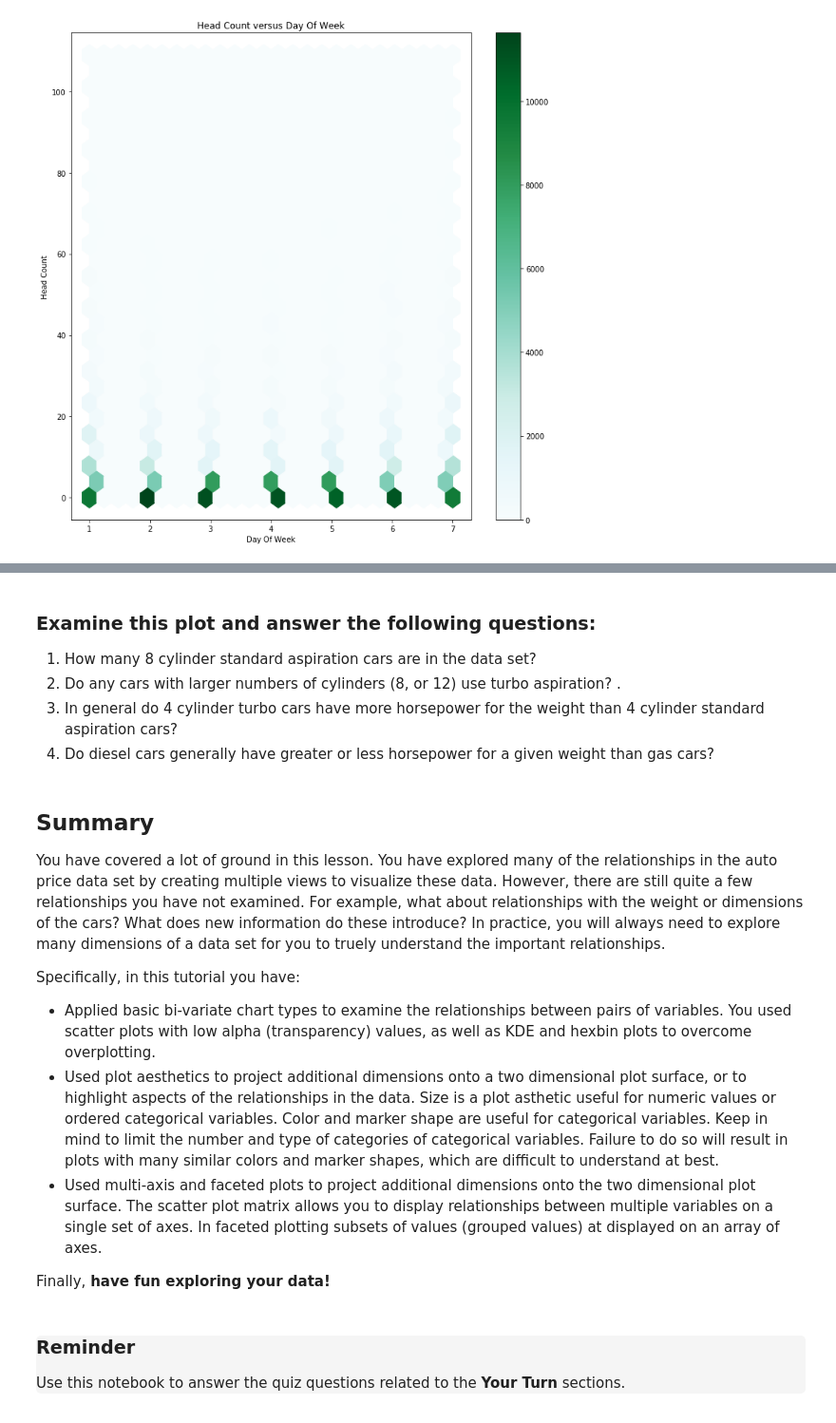
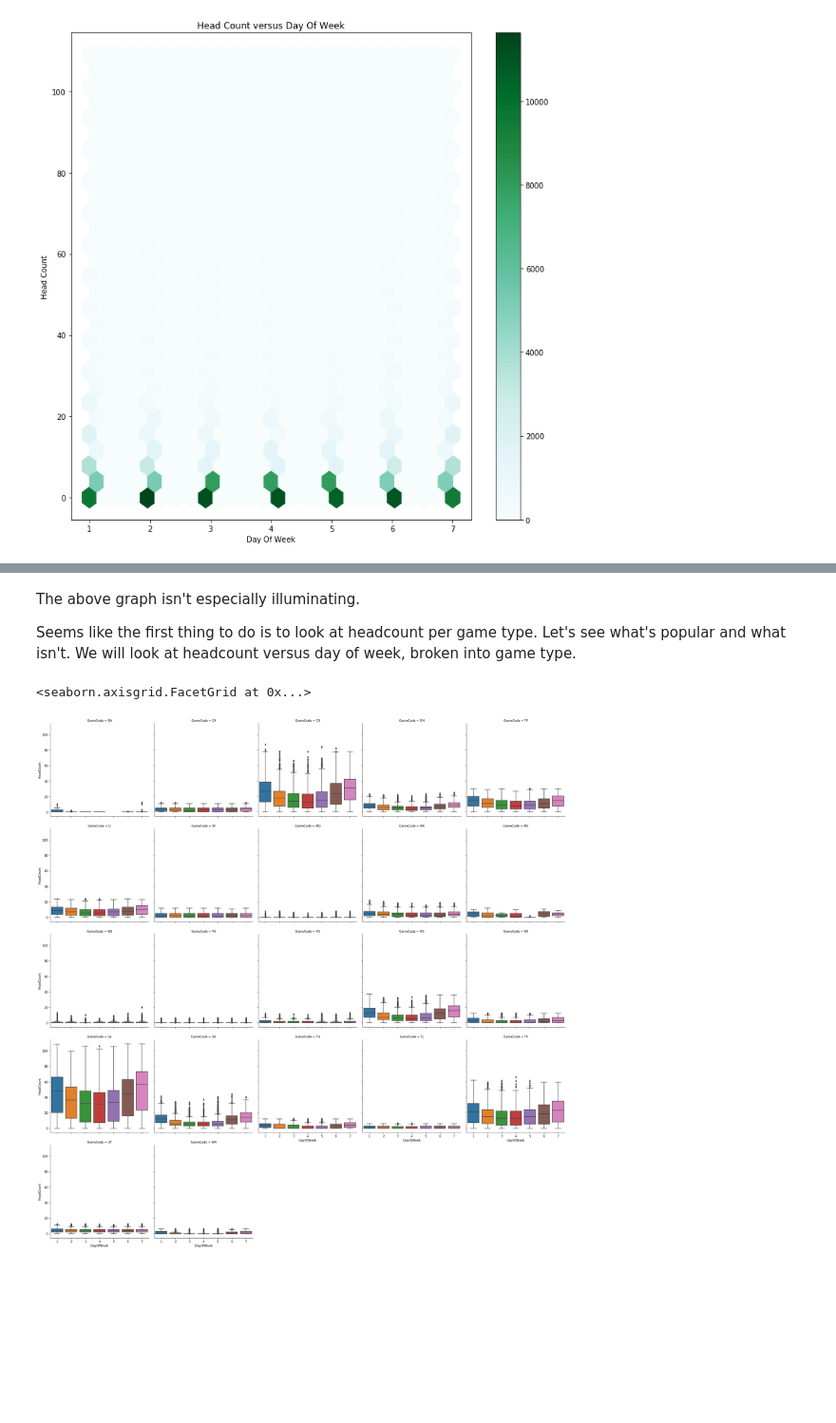
Before and after one commit to mutecypher/Datasci410, a Jupyter notebook: MikePearson-M01-Vizualation.ipynb, the cells around one changed output, grey strips where cells are left out. Shown at 95% size. Drawn from its saved outputs; the diff is of its cells as text; code cells hidden in the pictures; blank space fills up the shorter version.

```diff
--- a/MikePearson-M01-Vizualation.ipynb
+++ b/MikePearson-M01-Vizualation.ipynb
@@ -190,11 +128,0 @@ GameCode: 2 digit game code. BA: Baccarat C4: Blackjack variant CR: Craps DH: Bl
-# %%
-jitter_head.loc[:,"Baccarats"] = jitter_head.loc[:,'GameCode'].isin(['BA', 'MR']).astype(int)
-jitter_head.loc[:,"BlackJacks"] = jitter_head.loc[:,'GameCode'].isin(['C4', 'DH', 'MQ', 'ND', 'SH', 'TH', 'TL']).astype(int)
-jitter_head.loc[:,'Pokers'] = jitter_head.loc[:,'GameCode'].isin(['FP', 'LI', 'MI', 'TP', 'UT']).astype(int)
-jitter_head.loc[:,'Roulette'] = jitter_head.loc[:,'GameCode'].isin(['RO', 'RR']).astype(int)
-jitter_head.loc[:,'Craps'] = jitter_head.loc[:,'GameCode'].isin(['CR']).astype(int)
-print(jitter_head.tail())
-##print(todd.tail())
-##print(list(group_jitter.columns.values))
-##print(group_jitter.axes[0].tolist())
-##print(todd.shape)
@@ -945,23 +129,11 @@ g = g.map(plt.scatter, "curb-weight", "horsepower")
-# %% [markdown]
-### Examine this plot and answer the following questions:
-1. How many 8 cylinder standard aspiration cars are in the data set?
-2. Do any cars with larger numbers of cylinders (8, or 12) use turbo aspiration? .
-3. In general do 4 cylinder turbo cars have more horsepower for the weight than 4 cylinder standard aspiration cars?
-4. Do diesel cars generally have greater or less horsepower for a given weight than gas cars?
-# %% [markdown]
-## Summary
-
-You have covered a lot of ground in this lesson. You have explored many of the relationships in the auto price data set by creating multiple views to visualize these data. However, there  are still quite a few relationships you have not examined. For example, what about relationships with the weight or dimensions of the cars? What does new information do these introduce? In practice, you will always need to explore many dimensions of a data set for you to truely understand the important relationships.
-
-Specifically, in this tutorial you have:
-
-- Applied basic bi-variate chart types to examine the relationships between pairs of variables. You used scatter plots with low alpha (transparency) values, as well as KDE and hexbin plots to overcome overplotting.
-- Used plot aesthetics to project additional dimensions onto a two dimensional plot surface, or to highlight aspects of the relationships in the data. Size is a plot asthetic useful for numeric values or ordered categorical variables. Color and marker shape are useful for categorical variables. Keep in mind to limit the number and type of categories of categorical variables. Failure to do so will result in plots with many similar colors and marker shapes, which are difficult to understand at best.
-- Used multi-axis and faceted plots to project additional dimensions onto the two dimensional plot surface. The scatter plot matrix allows you to display relationships between multiple variables on a single set of axes. In faceted plotting subsets of values (grouped values) at displayed on an array of axes.
-
-Finally, **have fun exploring your data!**
-# %% [markdown]
-<div id="reminder" style="border-radius: 5px; background-color:#f5f5f5;" >
-<h3>Reminder</h3>
-<p>Use this notebook to answer the quiz questions related to the <b>Your Turn</b> sections.<p>
-</div>
+# %% [markdown]
+The above graph isn't especially illuminating.
+
+
+Seems like the first thing to do is to look at headcount per game type. Let's see what's popular and what isn't. We will look at headcount versus day of week, broken into game type.
+# %%
+##ax = plt.figure(figsize=(12, 12)).gca()
+sbn.catplot(x = "DayOfWeek", y = "HeadCount", data = jitter_head, col = "GameCode", col_wrap = 5, kind = "box")
+# %% [output]
+<seaborn.axisgrid.FacetGrid at 0x...>
+[figure, added]
```
Also changed, not shown: parts of 129 cells of this notebook, 2 other files.
